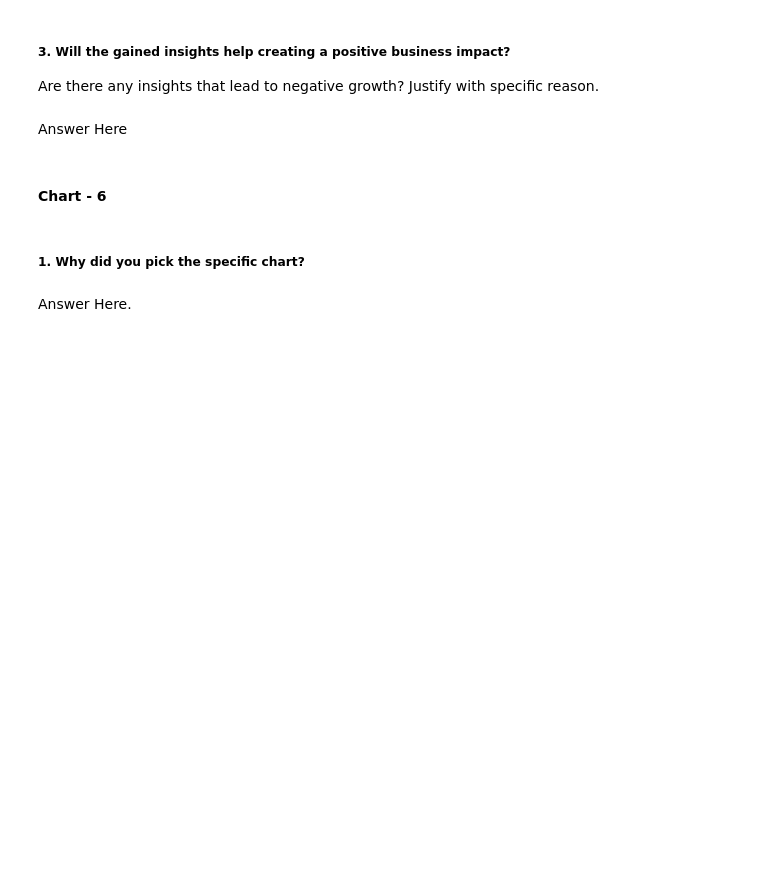
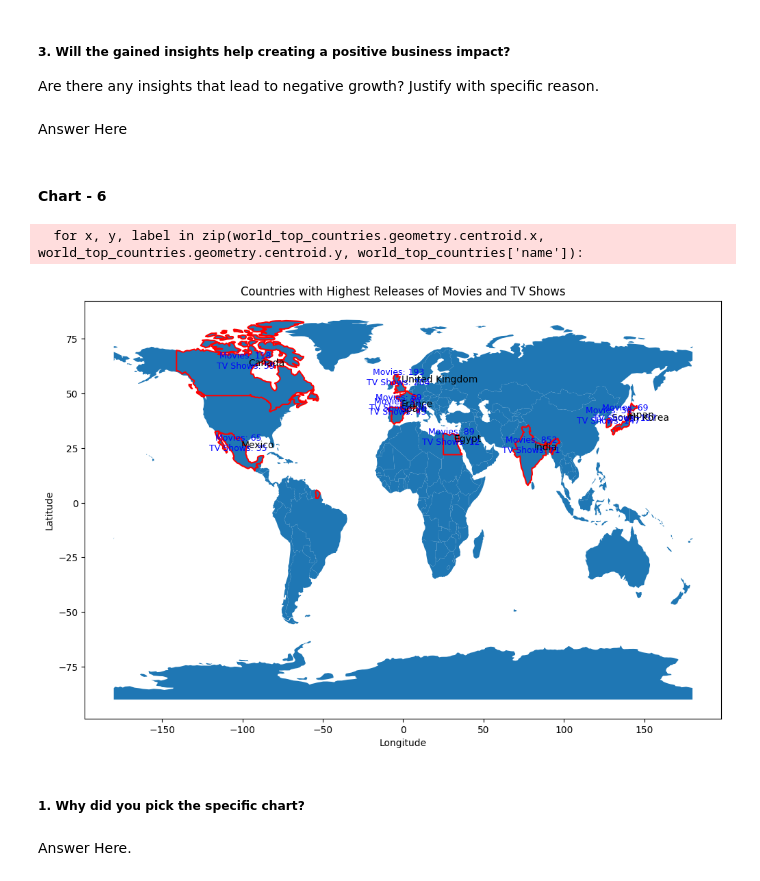
Before and after one commit to DeepanshuThakur06/Netflix_movies_and_TV-shows_clustering, a Jupyter notebook: Netflix_Movies_and_TV_Shows_Clustering.ipynb, the cells around one changed output. Cells and saved outputs as stored; diff of their text form; code cells hidden in the pictures; blank space fills up the shorter version.

```diff
--- a/Netflix_Movies_and_TV_Shows_Clustering.ipynb
+++ b/Netflix_Movies_and_TV_Shows_Clustering.ipynb
@@ -443,3 +441,44 @@ Answer Here
+# %%
+# Chart - 6 visualization code
+import geopandas as gpd
+import matplotlib.pyplot as plt
+
+# Calculate the number of movies and TV shows per country
+movies_per_country = movie_rows['country'].value_counts()
+tv_per_country = tv_rows['country'].value_counts()
+
+# Load world shapefile
+world = gpd.read_file(gpd.datasets.get_path('naturalearth_lowres'))
+
+# Filter countries with highest releases
+top_countries = top_10_countries.index.tolist()
+world_top_countries = world[world['name'].isin(top_countries)]
+
+# Plot the world map
+fig, ax = plt.subplots(figsize=(12, 8))
+world.plot(ax=ax)
+
+# Plot the top countries
+world_top_countries.boundary.plot(color='red', linewidth=1.5, ax=ax)
+
+# Annotate bubbles for top countries
+for x, y, label in zip(world_top_countries.geometry.centroid.x, world_top_countries.geometry.centroid.y, world_top_countries['name']):
+    ax.annotate(label, xy=(x, y), xytext=(3, 3), textcoords="offset points", color='black')
+
+# Annotate movies and TV shows
+for index, row in world_top_countries.iterrows():
+    country_name = row['name']
+    movie_count = movies_per_country.get(country_name, 0)
+    tv_count = tv_per_country.get(country_name, 0)
+    ax.text(row['geometry'].centroid.x, row['geometry'].centroid.y, f"Movies: {movie_count}\nTV Shows: {tv_count}", fontsize=9, ha='center', color='blue')
+
+plt.title('Countries with Highest Releases of Movies and TV Shows')
+plt.xlabel('Longitude')
+plt.ylabel('Latitude')
+plt.show()
+# %% [output]
+  for x, y, label in zip(world_top_countries.geometry.centroid.x, world_top_countries.geometry.centroid.y, world_top_countries['name']):
+[figure, added]
 # %% [markdown]
 ##### 1. Why did you pick the specific chart?
 # %% [markdown]
```
Also changed, not shown: parts of 4 cells of this notebook.
